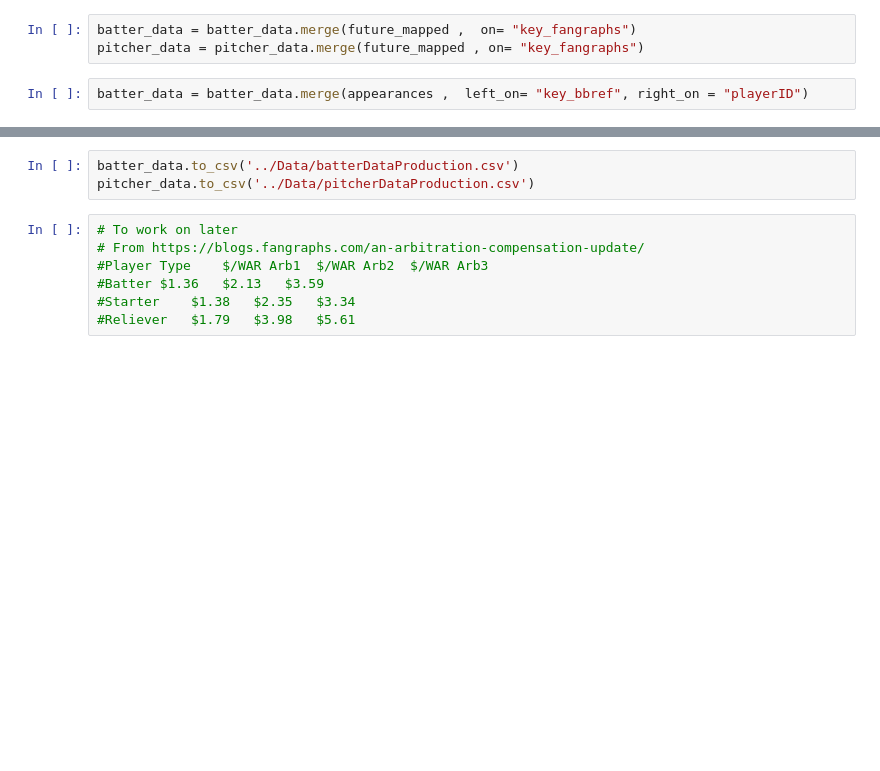
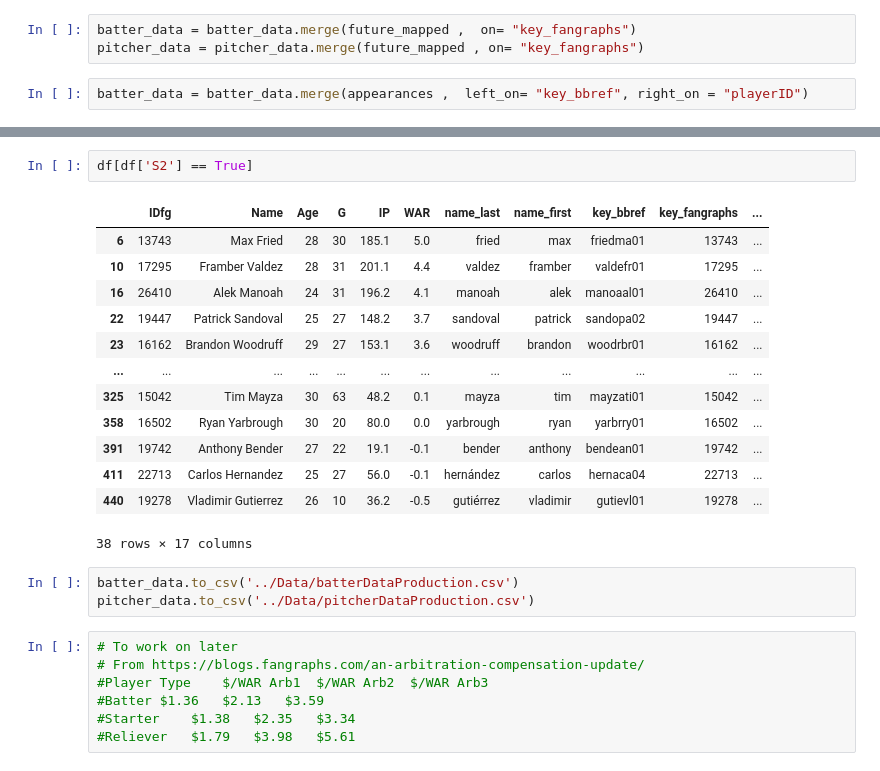
Before and after one commit to hanksnowdon/OptimizationProject, a Jupyter notebook: Code/dataDownload.ipynb, the cells around one changed output, grey strips where cells are left out. Saved outputs shown, nothing was run; the diff lists cells and outputs as text; blank space fills up the shorter version.

```diff
--- a/Code/dataDownload.ipynb
+++ b/Code/dataDownload.ipynb
@@ -187,3 +207,19 @@ pitcher_data
+# %%
+df[df['S2'] == True]
+# %% [output]
+|  | IDfg | Name | Age | G | IP | WAR | name_last | name_first | key_bbref | key_fangraphs | ... |
+| 6 | 13743 | Max Fried | 28 | 30 | 185.1 | 5.0 | fried | max | friedma01 | 13743 | ... |
+| 10 | 17295 | Framber Valdez | 28 | 31 | 201.1 | 4.4 | valdez | framber | valdefr01 | 17295 | ... |
+| 16 | 26410 | Alek Manoah | 24 | 31 | 196.2 | 4.1 | manoah | alek | manoaal01 | 26410 | ... |
+| 22 | 19447 | Patrick Sandoval | 25 | 27 | 148.2 | 3.7 | sandoval | patrick | sandopa02 | 19447 | ... |
+| 23 | 16162 | Brandon Woodruff | 29 | 27 | 153.1 | 3.6 | woodruff | brandon | woodrbr01 | 16162 | ... |
+| ... | ... | ... | ... | ... | ... | ... | ... | ... | ... | ... | ... |
+| 325 | 15042 | Tim Mayza | 30 | 63 | 48.2 | 0.1 | mayza | tim | mayzati01 | 15042 | ... |
+| 358 | 16502 | Ryan Yarbrough | 30 | 20 | 80.0 | 0.0 | yarbrough | ryan | yarbrry01 | 16502 | ... |
+| 391 | 19742 | Anthony Bender | 27 | 22 | 19.1 | -0.1 | bender | anthony | bendean01 | 19742 | ... |
+| 411 | 22713 | Carlos Hernandez | 25 | 27 | 56.0 | -0.1 | hernández | carlos | hernaca04 | 22713 | ... |
+| 440 | 19278 | Vladimir Gutierrez | 26 | 10 | 36.2 | -0.5 | gutiérrez | vladimir | gutievl01 | 19278 | ... |
+38 rows × 17 columns
 # %%
 batter_data.to_csv('../Data/batterDataProduction.csv')
 pitcher_data.to_csv('../Data/pitcherDataProduction.csv')
```
Also changed, not shown: parts of 9 cells of this notebook, 2 other files.
